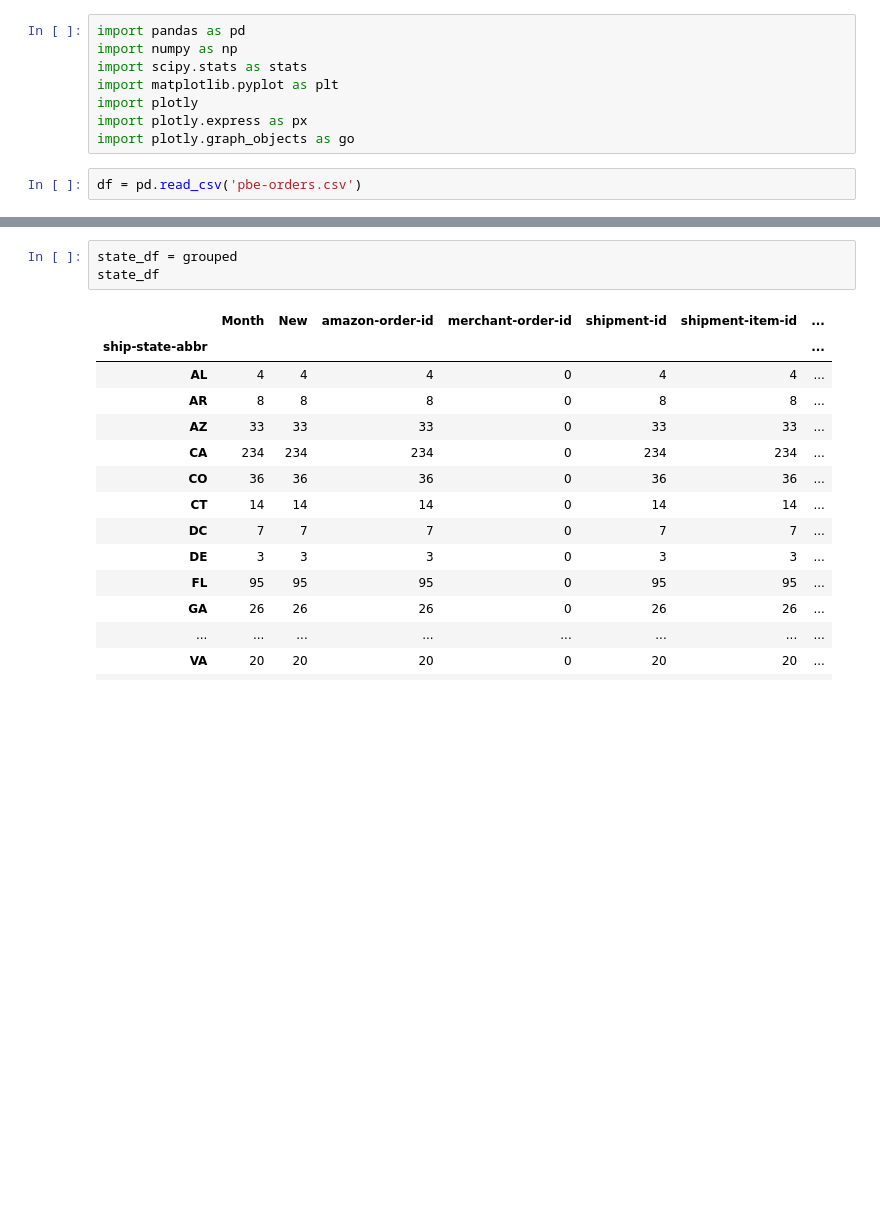
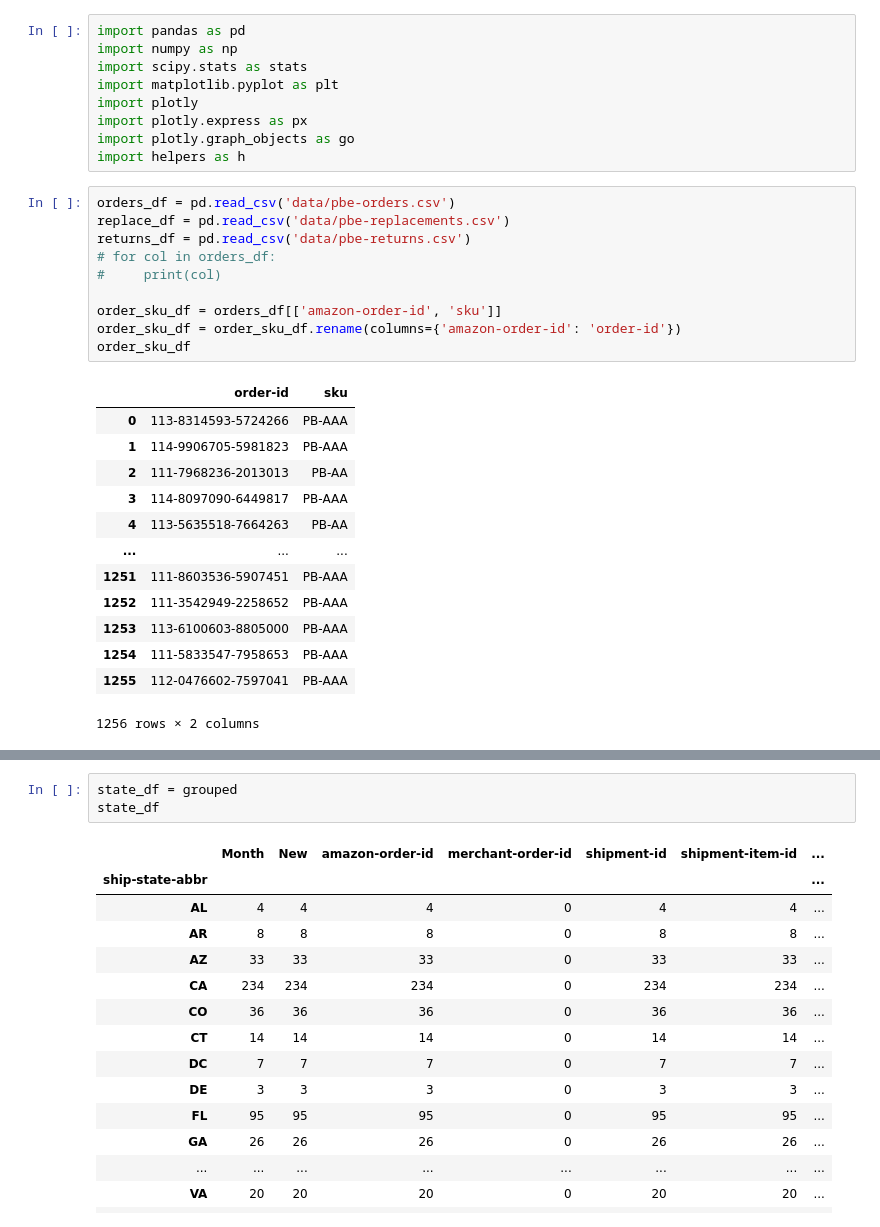
Before and after one commit to ryankirkland/customer-data-analysis, a Jupyter notebook: PBE-Order-Analysis.ipynb, the cells around one changed output, grey strips where cells are left out. Saved outputs shown, nothing was run; the diff lists cells and outputs as text; blank space fills up the shorter version.

```diff
--- a/PBE-Order-Analysis.ipynb
+++ b/PBE-Order-Analysis.ipynb
@@ -6,5 +6,28 @@ import matplotlib.pyplot as plt
 import plotly
 import plotly.express as px
 import plotly.graph_objects as go
+import helpers as h
-# %%
-df = pd.read_csv('pbe-orders.csv')
+# %%
+orders_df = pd.read_csv('data/pbe-orders.csv')
+replace_df = pd.read_csv('data/pbe-replacements.csv')
+returns_df = pd.read_csv('data/pbe-returns.csv')
+# for col in orders_df:
+#     print(col)
+
+order_sku_df = orders_df[['amazon-order-id', 'sku']]
+order_sku_df = order_sku_df.rename(columns={'amazon-order-id': 'order-id'})
+order_sku_df
+# %% [output]
+|  | order-id | sku |
+| 0 | 113-8314593-5724266 | PB-AAA |
+| 1 | 114-9906705-5981823 | PB-AAA |
+| 2 | 111-7968236-2013013 | PB-AA |
+| 3 | 114-8097090-6449817 | PB-AAA |
+| 4 | 113-5635518-7664263 | PB-AA |
+| ... | ... | ... |
+| 1251 | 111-8603536-5907451 | PB-AAA |
+| 1252 | 111-3542949-2258652 | PB-AAA |
+| 1253 | 113-6100603-8805000 | PB-AAA |
+| 1254 | 111-5833547-7958653 | PB-AAA |
+| 1255 | 112-0476602-7597041 | PB-AAA |
+1256 rows × 2 columns
```
Also changed, not shown: parts of 9 cells of this notebook, 2 other files.
